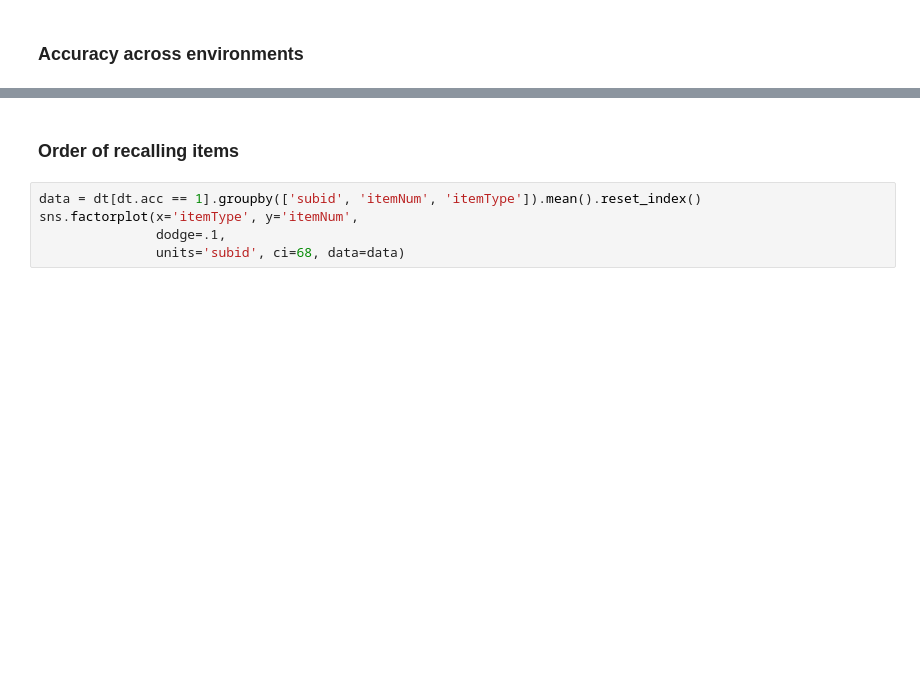
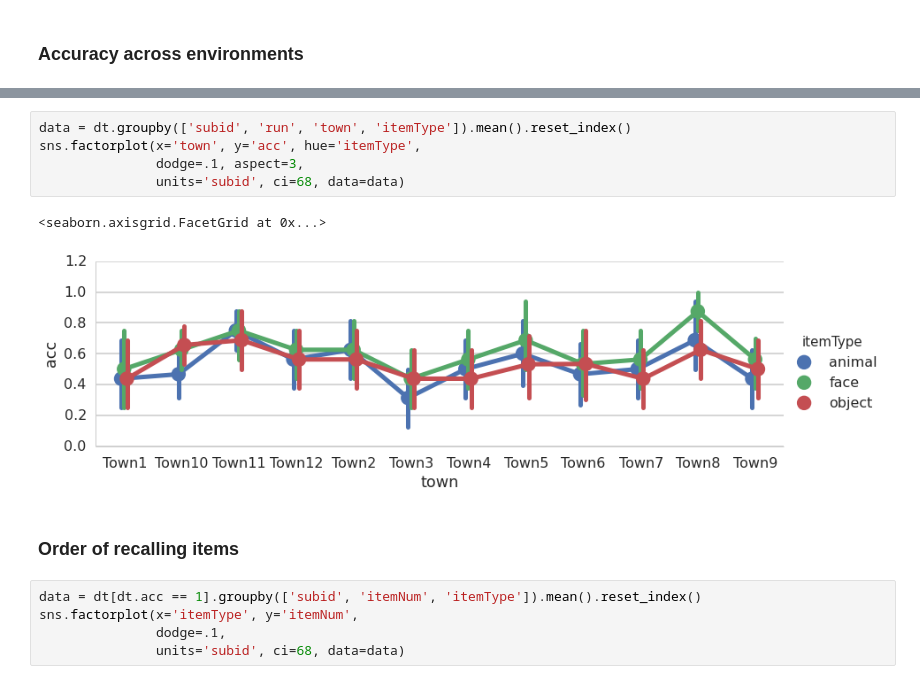
Before and after one commit to thackerybrown/SST, a Jupyter notebook: analysis/SST Item Test Analysis.ipynb, the cells around one changed output, grey strips where cells are left out. Cells and saved outputs as stored; diff of their text form; blank space fills up the shorter version.

```diff
--- a/analysis/SST Item Test Analysis.ipynb
+++ b/analysis/SST Item Test Analysis.ipynb
@@ -119,3 +160,11 @@ sns.factorplot(x='town', y='acc',
+# %%
+data = dt.groupby(['subid', 'run', 'town', 'itemType']).mean().reset_index()
+sns.factorplot(x='town', y='acc', hue='itemType',
+               dodge=.1, aspect=3,
+               units='subid', ci=68, data=data)
+# %% [output]
+<seaborn.axisgrid.FacetGrid at 0x...>
+[figure, added]
 # %% [markdown]
 ### Order of recalling items
 # %%
```
Also changed, not shown: parts of 14 cells of this notebook, 4 other files.
